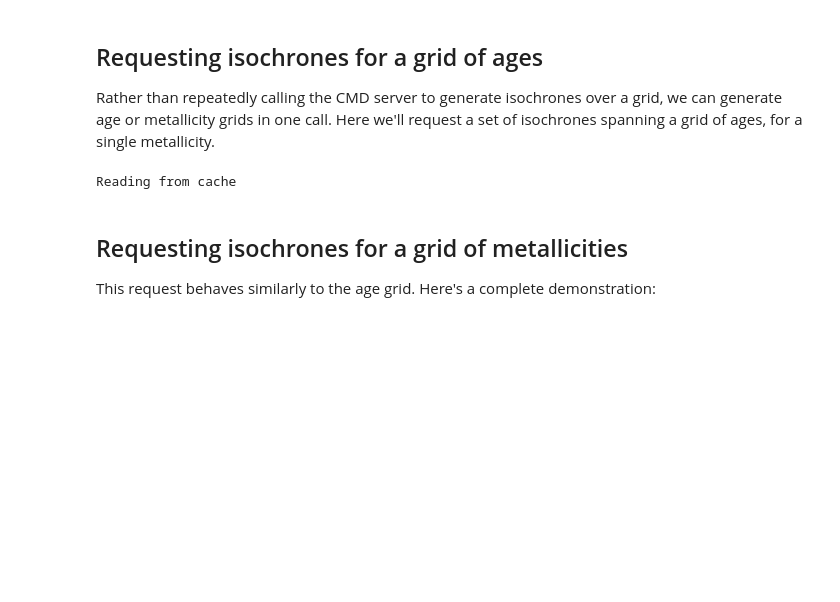
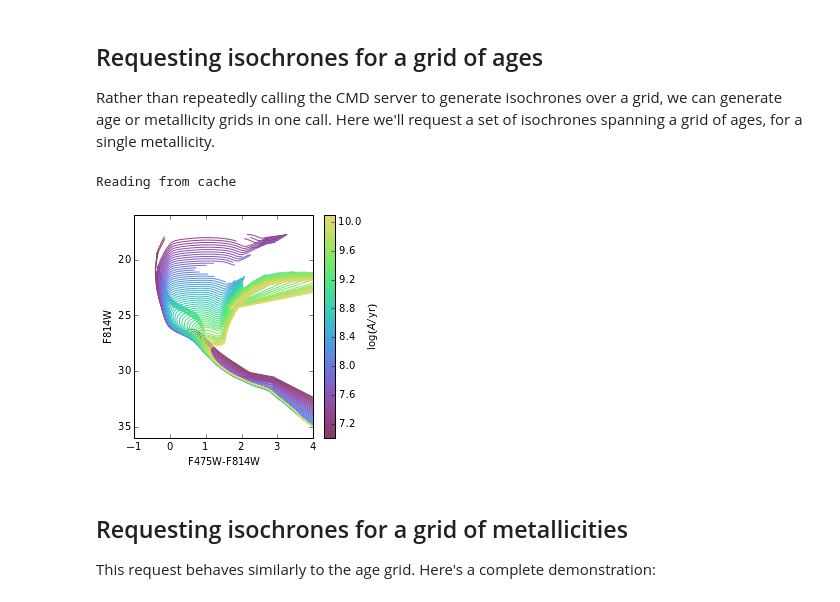
Before and after one commit to jonathansick/padova, a Jupyter notebook: notebooks/demo.ipynb, the cells around one changed output. Cells and saved outputs as stored; diff of their text form; code cells hidden in the pictures; blank space fills up the shorter version.

Commit message:
Isochrone is now an astropy Table subclass

```diff
--- a/notebooks/demo.ipynb
+++ b/notebooks/demo.ipynb
@@ -107,32 +107,32 @@ r2_isochrones = r2.isochrone_set
 # %%
 import cubehelix
 from astropy.coordinates import Distance
 import astropy.units as u
 import matplotlib.pyplot as plt
 import matplotlib as mpl
 
 fig = plt.figure(figsize=(4, 4), dpi=300)
 gs = mpl.gridspec.GridSpec(1, 1)
 ax = fig.add_subplot(gs[0])
 
 cmap = cubehelix.cmap(startHue=240, endHue=-300, minSat=1, maxSat=2.5, minLight=.3, maxLight=.8, gamma=.9)
 scalar_map = mpl.cm.ScalarMappable(norm=mpl.colors.Normalize(vmin=7., vmax=10.1),
                                    cmap=cmap)
-for isoc in r2_isochrones:
-    print isoc
 scalar_map.set_array(np.array([isoc.age for isoc in r2_isochrones]))
 
 d = Distance(785 * u.kpc)
 for isoc in r2_isochrones:
-    ax.plot(isoc.table['F475W'] - isoc.table['F814W'], isoc.table['F814W'] + d.distmod.value,
+    ax.plot(isoc['F475W'] - isoc['F814W'], isoc['F814W'] + d.distmod.value,
             c=scalar_map.to_rgba(np.log10(isoc.age)))
 cb = plt.colorbar(mappable=scalar_map, cax=None, ax=ax)
 cb.set_label(r"$\log(A/\mathrm{yr})$")
 ax.set_xlim(-1, 4.)
 ax.set_ylim(36., 16.)
 ax.set_xlabel("F475W-F814W")
 ax.set_ylabel("F814W")
 fig.show()
+# %% [output]
+[figure, added]
 # %% [markdown]
 ## Requesting isochrones for a grid of metallicities
 
```
Also changed, not shown: parts of 7 cells of this notebook, 1 other file.
